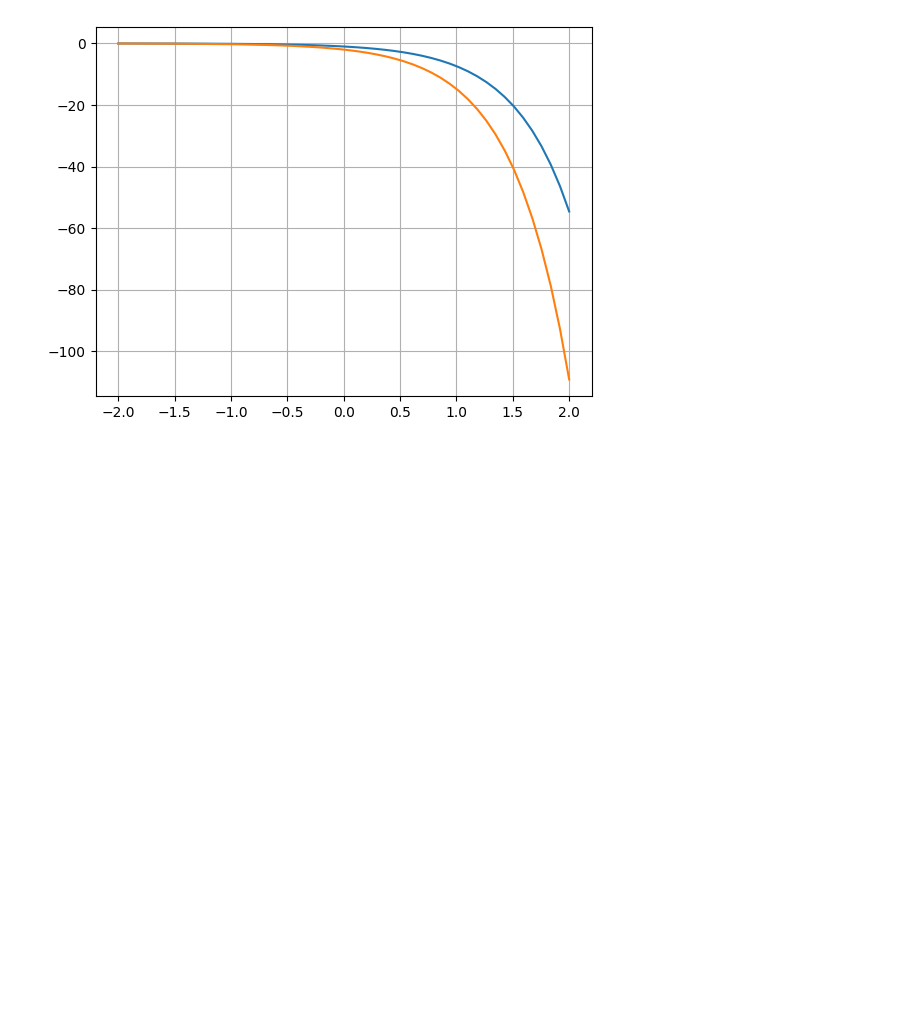
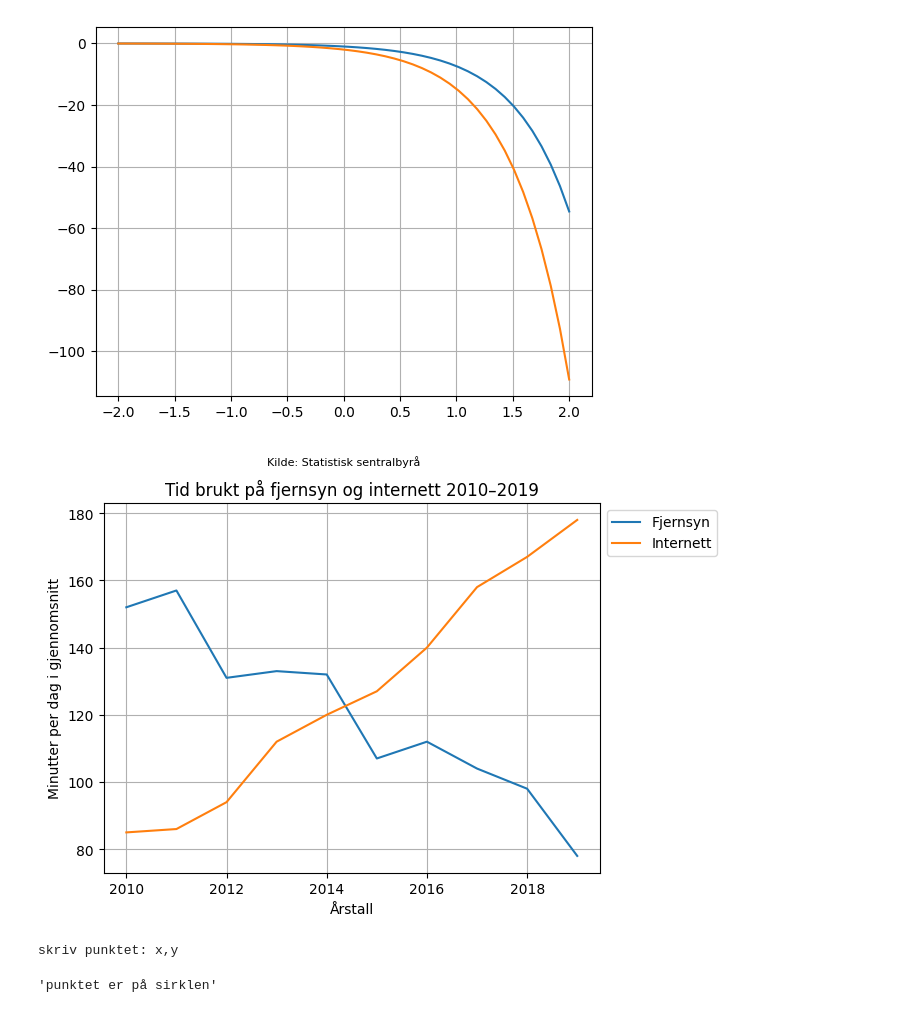
Before and after one commit to christoffer-s/notebooks, a Jupyter notebook: R1.ipynb, the cells around one changed output. Saved outputs shown, nothing was run; the diff lists cells and outputs as text; code cells hidden in the pictures; blank space fills up the shorter version.

```diff
--- a/R1.ipynb
+++ b/R1.ipynb
@@ -514,3 +497,60 @@ f'(x) = -109.196
 f'(x) = -109.196
 diff  = 0.000
 [figure]
+# %%
+from matplotlib import pyplot as plt
+import pandas as pd
+
+
+data = pd.read_csv("ssbmedier.csv", index_col = 0, skiprows = (0, 1), sep =";", na_values=[".", ".."], encoding = "latin-1")
+
+K = []
+startVerdi = 2010
+for i in range(0, 10):
+    K.append(startVerdi + i)
+data.columns = K
+
+utdrag = data.iloc[[1, 10]]
+utdrag = utdrag.transpose()
+utdrag.plot().legend(bbox_to_anchor = (1, 1))
+
+plt.xlabel("Årstall")
+plt.ylabel("Minutter per dag i gjennomsnitt")
+plt.title("Tid brukt på fjernsyn og internett 2010–2019")
+plt.suptitle("Kilde: Statistisk sentralbyrå", fontsize = 8)
+plt.grid(True)
+
+# data = data.transpose()
+# data.plot().legend(bbox_to_anchor = (1, 1))
+# %% [output]
+[figure, added]
+# %%
+from math import sqrt
+
+print("skriv punktet: x,y")
+xp, yp = input("punkt: ").split(",")
+xs, ys = input("sentrum: ").split(",")
+r = float(input("radius: "))
+
+p = [float(xp), float(yp)]
+s = [float(xs), float(ys)]
+
+def sirkel(p, r):
+    h = sqrt(p[0]**2 + p[1]**2)
+
+    if h == r:
+        return "punktet er på sirklen"
+
+    elif h < r:
+        return "punktet er i sirklen"
+
+    elif h > r:
+        return "punktet er utenfor sirklen"
+
+    else:
+        return "error"
+
+sirkel(p, r)
+# %% [output]
+skriv punktet: x,y
+'punktet er på sirklen'
```
Also changed, not shown: parts of 1 cell of this notebook, 4 other files.
